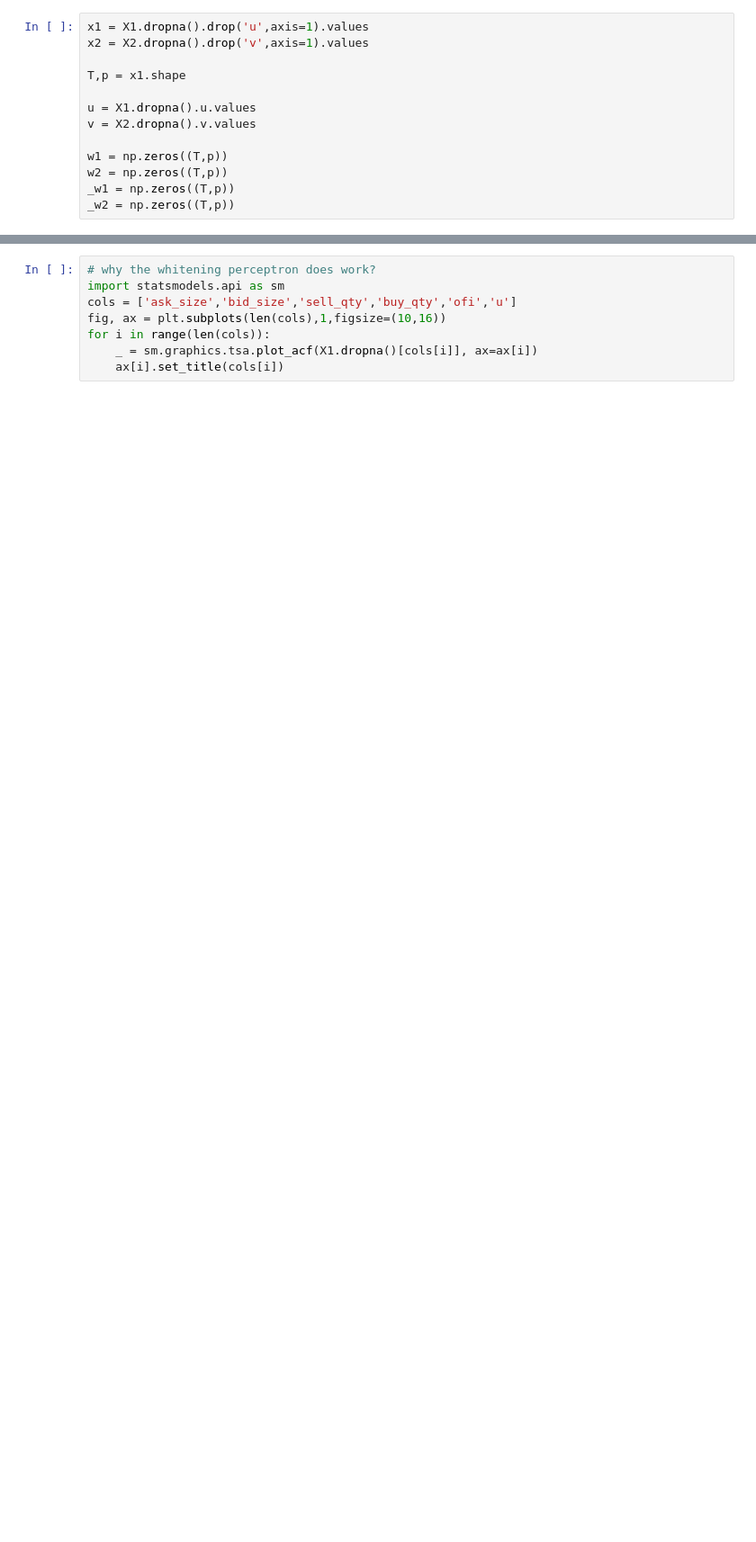
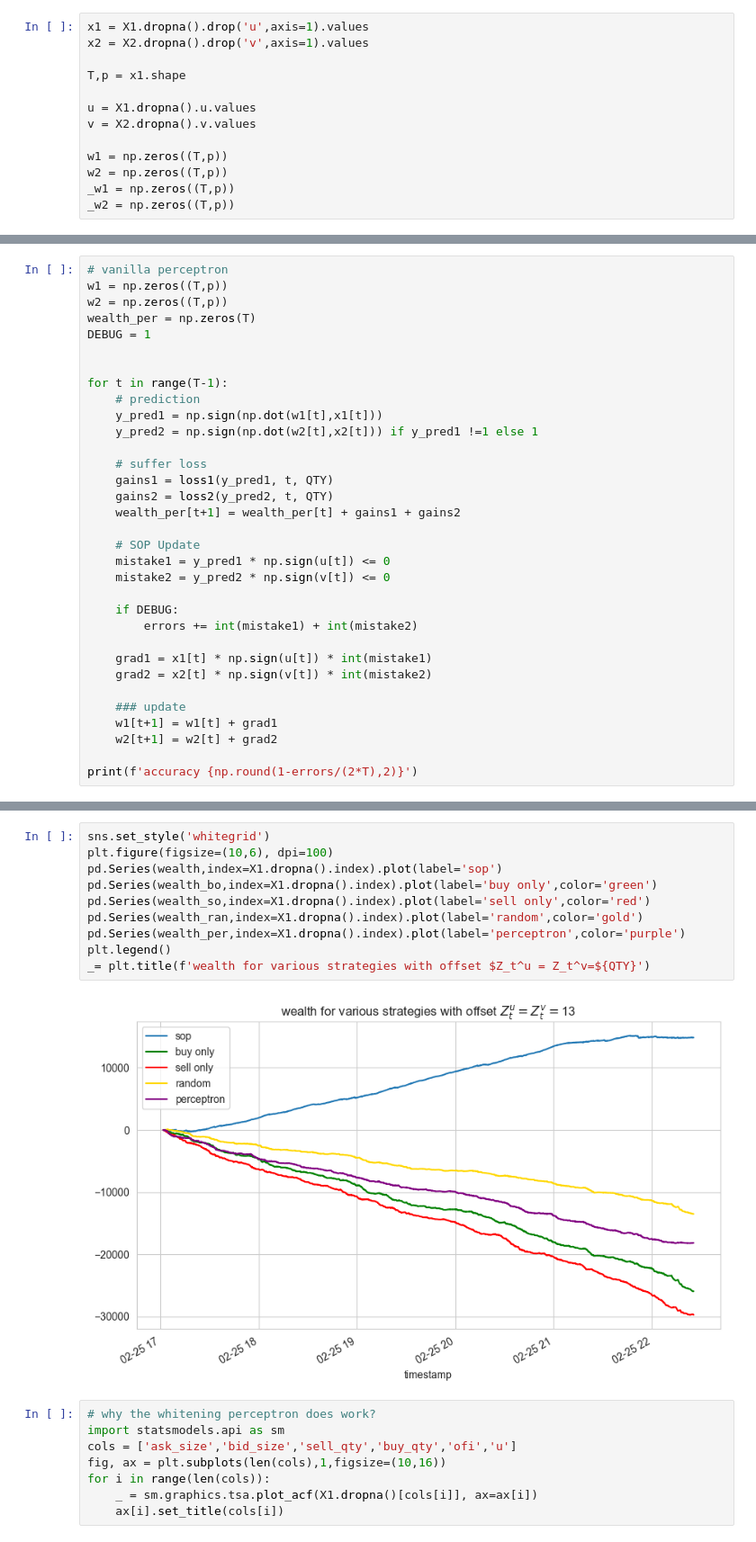
Before and after one commit to ignazio-bovo/msc_thesis, a Jupyter notebook: final_proposal.ipynb, the cells around one changed output, grey strips where cells are left out. Shown at 90% size. Drawn from its saved outputs; the diff is of its cells as text; blank space fills up the shorter version.

Commit message:
various fixes

```diff
--- a/final_proposal.ipynb
+++ b/final_proposal.ipynb
@@ -256,0 +268,33 @@ Series([], dtype: float64)
+# %%
+# vanilla perceptron
+w1 = np.zeros((T,p))
+w2 = np.zeros((T,p))
+wealth_per = np.zeros(T)
+DEBUG = 1
+
+
+for t in range(T-1):
+    # prediction
+    y_pred1 = np.sign(np.dot(w1[t],x1[t]))
+    y_pred2 = np.sign(np.dot(w2[t],x2[t])) if y_pred1 !=1 else 1
+
+    # suffer loss
+    gains1 = loss1(y_pred1, t, QTY)
+    gains2 = loss2(y_pred2, t, QTY)
+    wealth_per[t+1] = wealth_per[t] + gains1 + gains2
+
+    # SOP Update
+    mistake1 = y_pred1 * np.sign(u[t]) <= 0
+    mistake2 = y_pred2 * np.sign(v[t]) <= 0
+
+    if DEBUG:
+        errors += int(mistake1) + int(mistake2)
+
+    grad1 = x1[t] * np.sign(u[t]) * int(mistake1)
+    grad2 = x2[t] * np.sign(v[t]) * int(mistake2)
+
+    ### update
+    w1[t+1] = w1[t] + grad1
+    w2[t+1] = w2[t] + grad2
+
+print(f'accuracy {np.round(1-errors/(2*T),2)}')
@@ -257,3 +303,15 @@ Series([], dtype: float64)
+# %%
+sns.set_style('whitegrid')
+plt.figure(figsize=(10,6), dpi=100)
+pd.Series(wealth,index=X1.dropna().index).plot(label='sop')
+pd.Series(wealth_bo,index=X1.dropna().index).plot(label='buy only',color='green')
+pd.Series(wealth_so,index=X1.dropna().index).plot(label='sell only',color='red')
+pd.Series(wealth_ran,index=X1.dropna().index).plot(label='random',color='gold')
+pd.Series(wealth_per,index=X1.dropna().index).plot(label='perceptron',color='purple')
+plt.legend()
+_= plt.title(f'wealth for various strategies with offset $Z_t^u = Z_t^v=${QTY}')
+# %% [output]
+[figure, added]
 # %%
 # why the whitening perceptron does work?
 import statsmodels.api as sm
```
Also changed, not shown: parts of 15 cells of this notebook, 5 other files.
